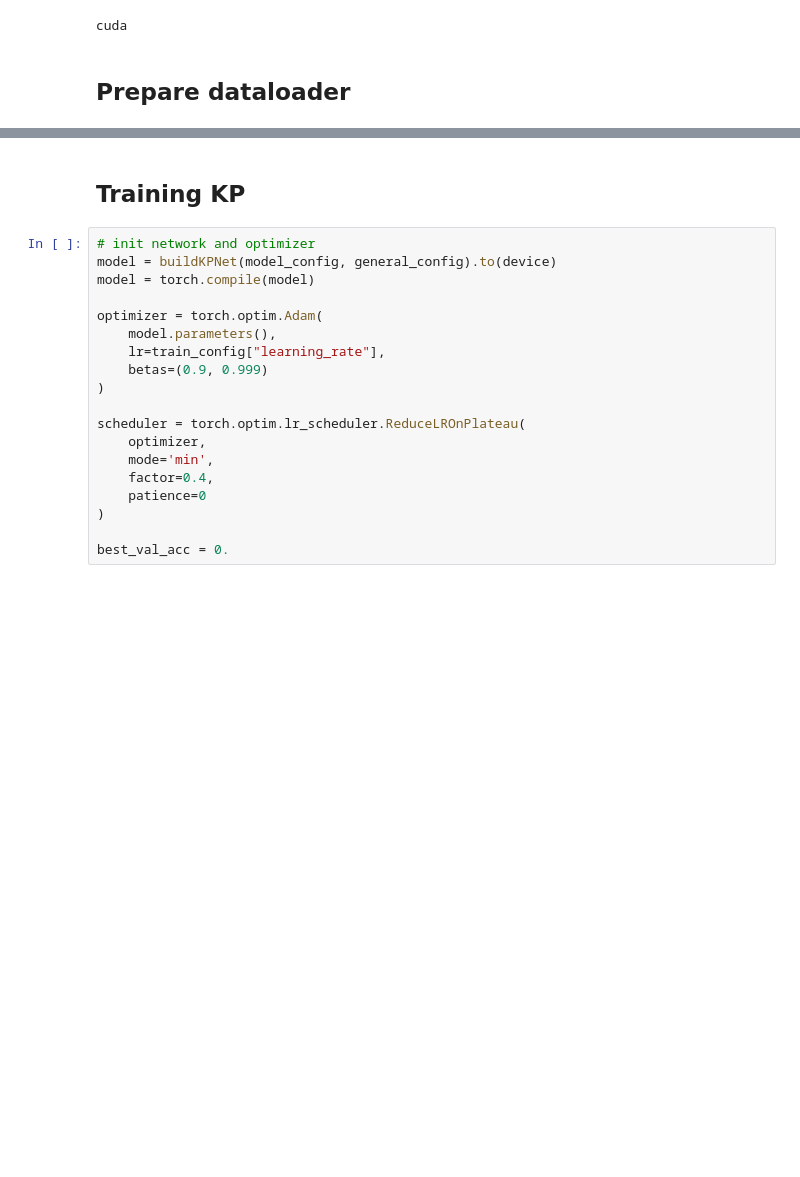
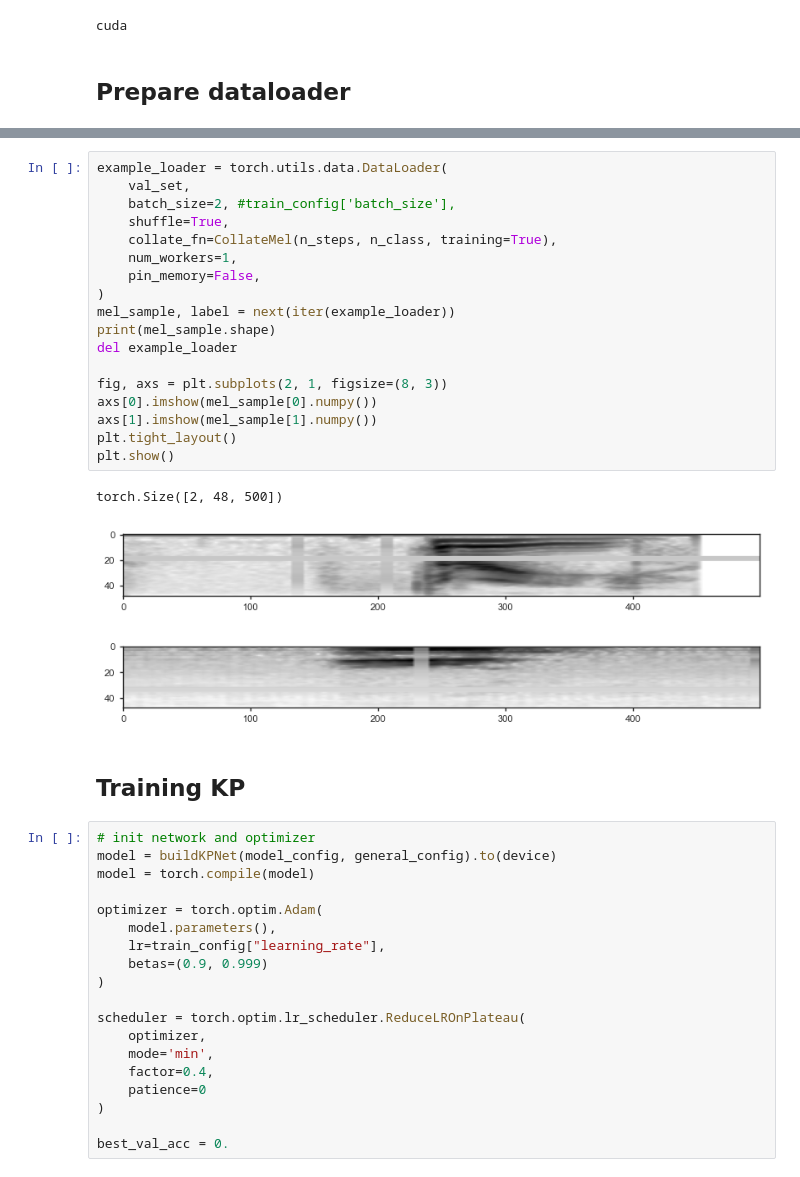
Before and after one commit to Baskin-LIU/Kernel-Propagation, a Jupyter notebook: Experiments/Speech.ipynb, the cells around one changed output, grey strips where cells are left out. Drawn from its saved outputs; the diff is of its cells as text; blank space fills up the shorter version.

```diff
--- a/Experiments/Speech.ipynb
+++ b/Experiments/Speech.ipynb
@@ -131,3 +128,24 @@ plt.show()
+# %%
+example_loader = torch.utils.data.DataLoader(
+    val_set,
+    batch_size=2, #train_config['batch_size'],
+    shuffle=True,
+    collate_fn=CollateMel(n_steps, n_class, training=True),
+    num_workers=1,
+    pin_memory=False,
+)
+mel_sample, label = next(iter(example_loader))
+print(mel_sample.shape)
+del example_loader
+
+fig, axs = plt.subplots(2, 1, figsize=(8, 3))
+axs[0].imshow(mel_sample[0].numpy())
+axs[1].imshow(mel_sample[1].numpy())
+plt.tight_layout()
+plt.show()
+# %% [output]
+torch.Size([2, 48, 500])
+[figure, added]
 # %% [markdown]
 ## Training KP
 # %%
```
Also changed, not shown: parts of 17 cells of this notebook, 10 other files.
